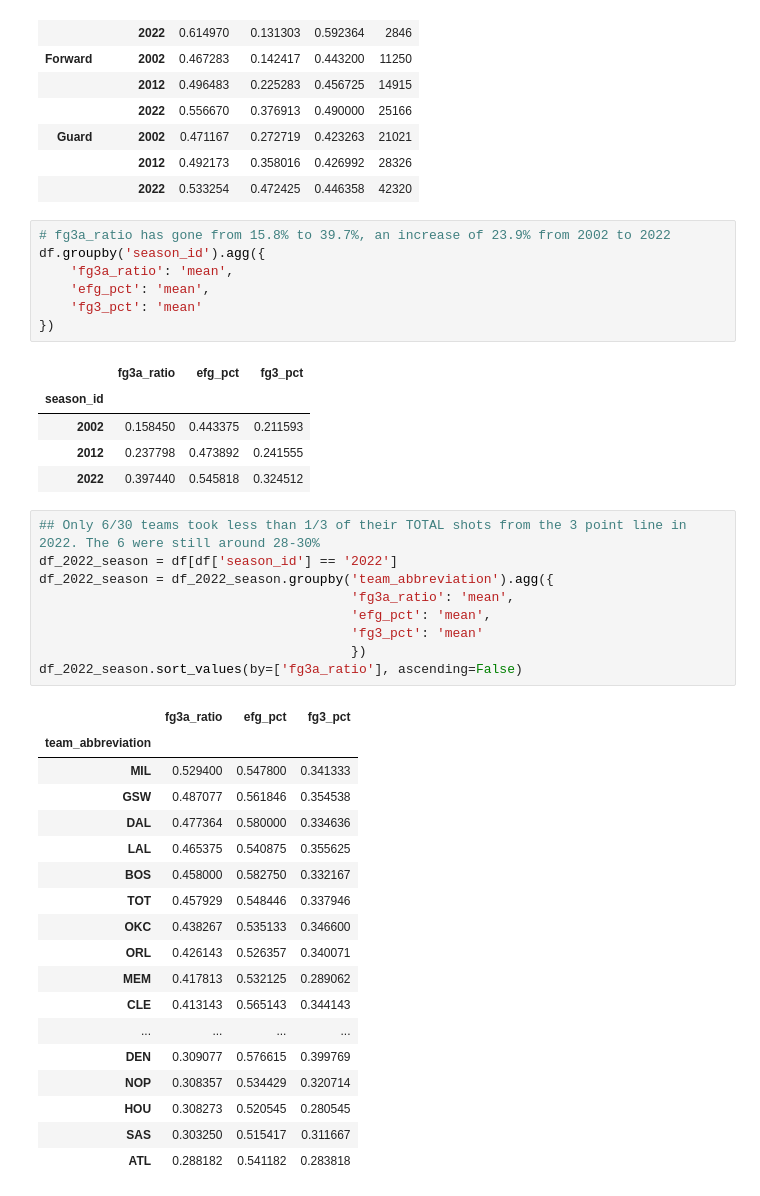
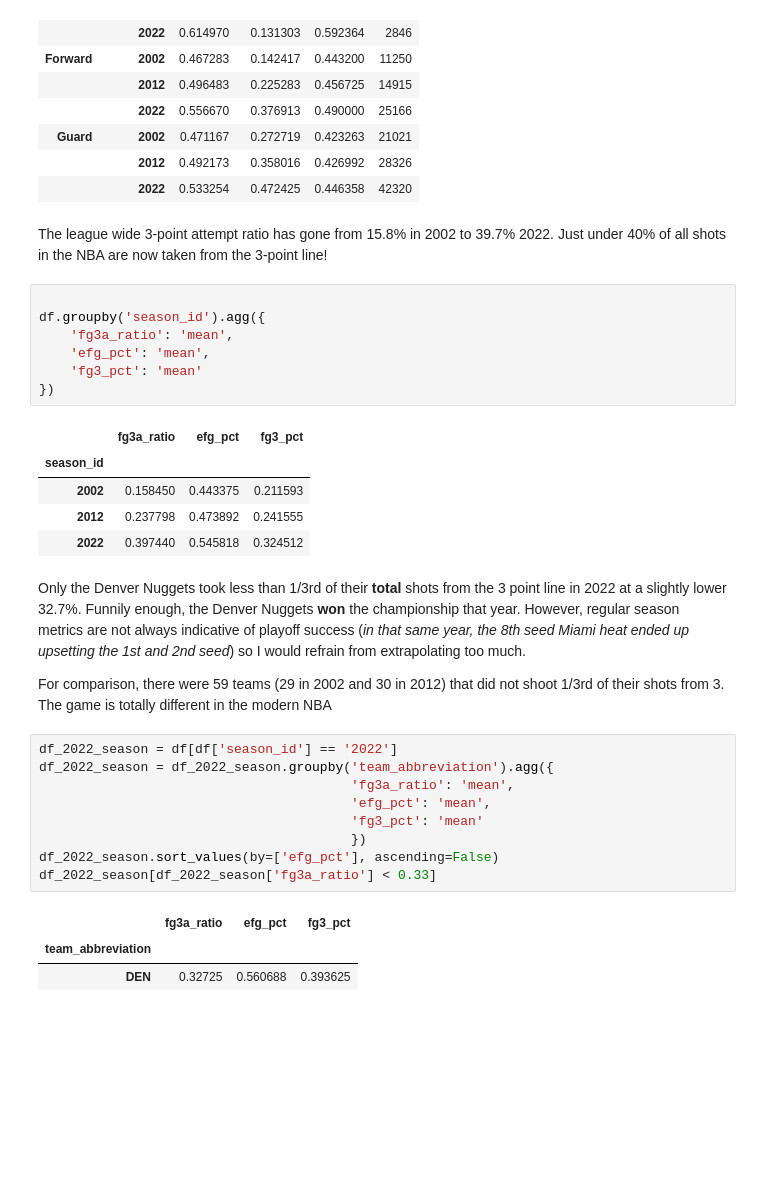
Before and after one commit to JordanChen98/evolution_of_nba, a Jupyter notebook: evolution_of_nba_project.ipynb, the cells around one changed output. Saved outputs shown, nothing was run; the diff lists cells and outputs as text; blank space fills up the shorter version.

```diff
--- a/evolution_of_nba_project.ipynb
+++ b/evolution_of_nba_project.ipynb
@@ -431,8 +325,10 @@ df_50_min_gp.groupby(['position','season_id']).agg({
 | Guard | 2002 | 0.471167 | 0.272719 | 0.423263 | 21021 |
 |  | 2012 | 0.492173 | 0.358016 | 0.426992 | 28326 |
 |  | 2022 | 0.533254 | 0.472425 | 0.446358 | 42320 |
+# %% [markdown]
+The league wide 3-point attempt ratio has gone from 15.8% in 2002 to 39.7% 2022. Just under 40% of all shots in the NBA are now taken from the 3-point line!
 # %%
-# fg3a_ratio has gone from 15.8% to 39.7%, an increase of 23.9% from 2002 to 2022
+
 df.groupby('season_id').agg({
     'fg3a_ratio': 'mean',
     'efg_pct': 'mean',
@@ -444,31 +340,21 @@ df.groupby('season_id').agg({
 | 2002 | 0.158450 | 0.443375 | 0.211593 |
 | 2012 | 0.237798 | 0.473892 | 0.241555 |
 | 2022 | 0.397440 | 0.545818 | 0.324512 |
+# %% [markdown]
+Only the Denver Nuggets took less than 1/3rd of their **total** shots from the 3 point line in 2022 at a slightly lower 32.7%. Funnily enough, the Denver Nuggets **won** the championship that year.
+However, regular season metrics are not always indicative of playoff success (*in that same year, the 8th seed Miami heat ended up upsetting the 1st and 2nd seed*) so I would refrain from extrapolating too much.
+
+For comparison, there were 59 teams (29 in 2002 and 30 in 2012) that did not shoot 1/3rd of their shots from 3. The game is totally different in the modern NBA
 # %%
-## Only 6/30 teams took less than 1/3 of their TOTAL shots from the 3 point line in 2022. The 6 were still around 28-30%
 df_2022_season = df[df['season_id'] == '2022']
 df_2022_season = df_2022_season.groupby('team_abbreviation').agg({
                                         'fg3a_ratio': 'mean',
                                         'efg_pct': 'mean',
                                         'fg3_pct': 'mean'
                                         })
-df_2022_season.sort_values(by=['fg3a_ratio'], ascending=False)
+df_2022_season.sort_values(by=['efg_pct'], ascending=False)
+df_2022_season[df_2022_season['fg3a_ratio'] < 0.33]
 # %% [output]
 |  | fg3a_ratio | efg_pct | fg3_pct |
 | team_abbreviation |  |  |  |
-| MIL | 0.529400 | 0.547800 | 0.341333 |
-| GSW | 0.487077 | 0.561846 | 0.354538 |
-| DAL | 0.477364 | 0.580000 | 0.334636 |
-| LAL | 0.465375 | 0.540875 | 0.355625 |
-| BOS | 0.458000 | 0.582750 | 0.332167 |
-| TOT | 0.457929 | 0.548446 | 0.337946 |
-| OKC | 0.438267 | 0.535133 | 0.346600 |
-| ORL | 0.426143 | 0.526357 | 0.340071 |
-| MEM | 0.417813 | 0.532125 | 0.289062 |
-| CLE | 0.413143 | 0.565143 | 0.344143 |
-| ... | ... | ... | ... |
-| DEN | 0.309077 | 0.576615 | 0.399769 |
-| NOP | 0.308357 | 0.534429 | 0.320714 |
-| HOU | 0.308273 | 0.520545 | 0.280545 |
-| SAS | 0.303250 | 0.515417 | 0.311667 |
-| ATL | 0.288182 | 0.541182 | 0.283818 |
+| DEN | 0.32725 | 0.560688 | 0.393625 |
```
Also changed, not shown: parts of 37 cells of this notebook.
